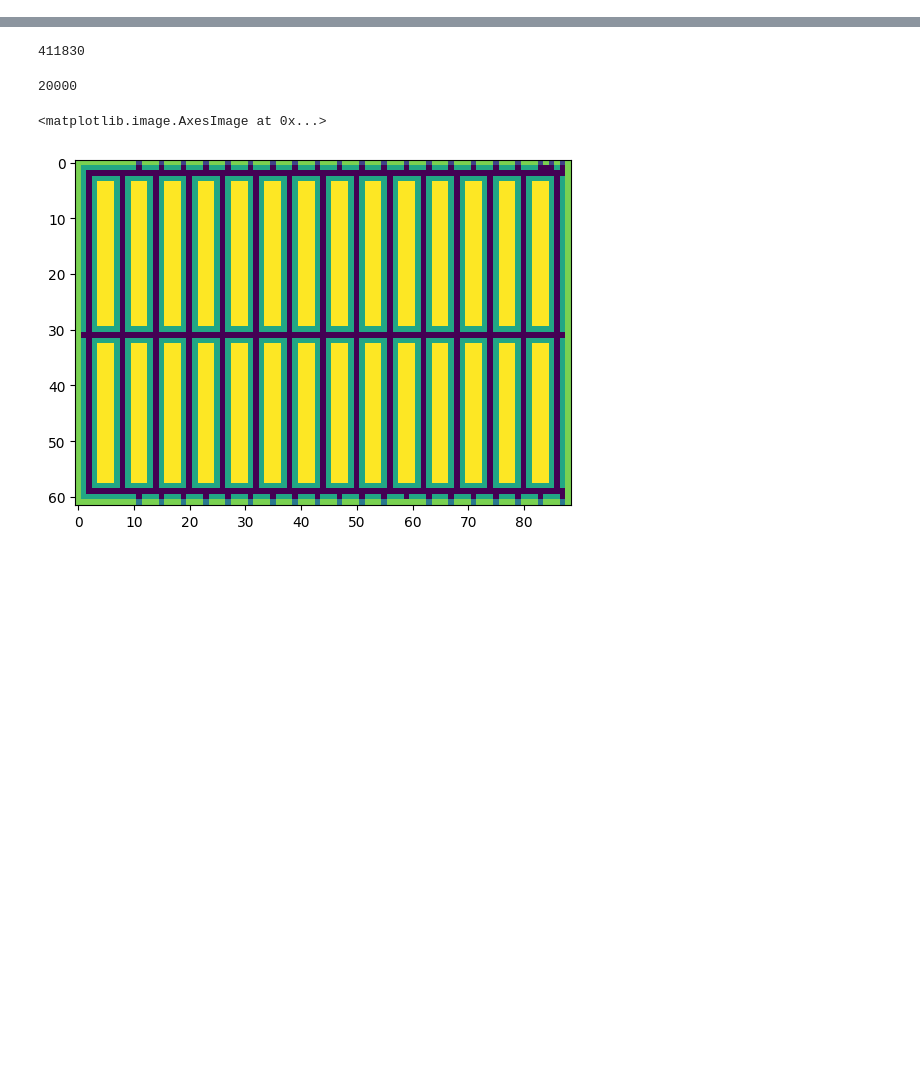
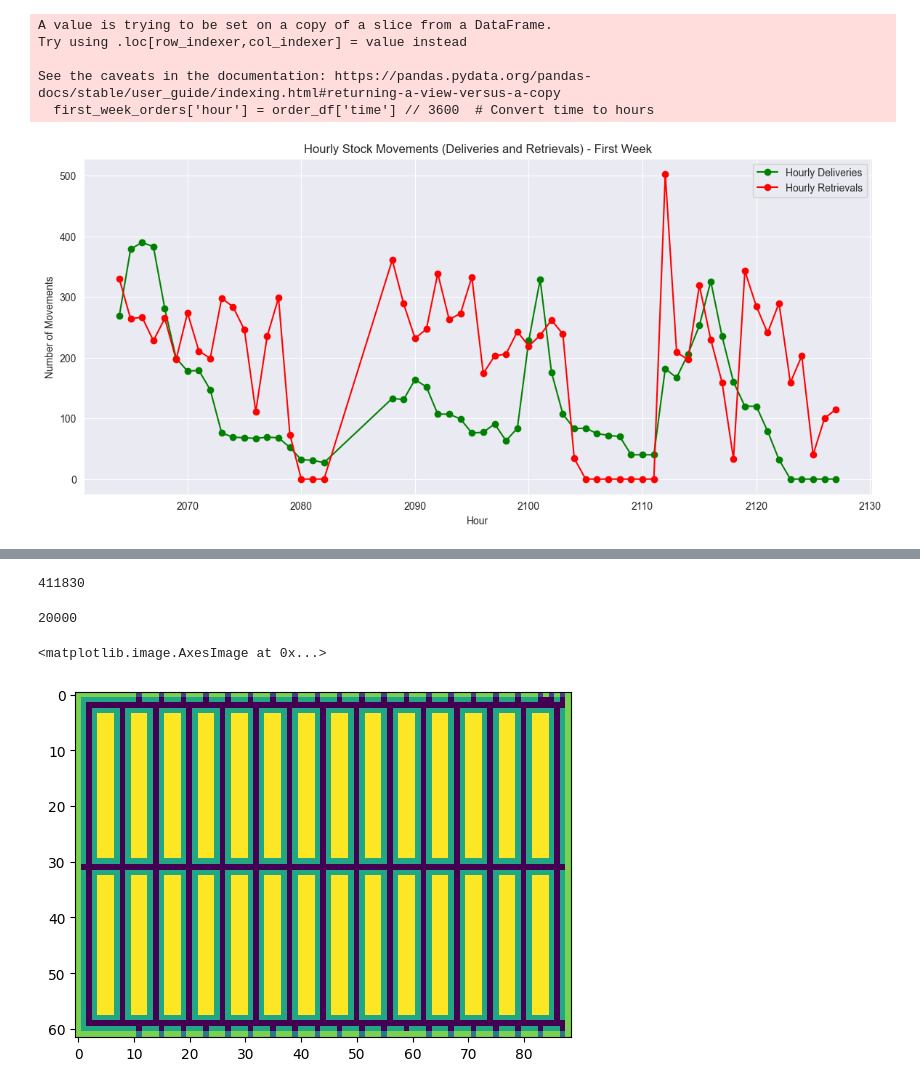
Before and after one commit to j4n1k/slapstack-battery-management, a Jupyter notebook: experiments/layout.ipynb, the cells around one changed output, grey strips where cells are left out. Cells and saved outputs as stored; diff of their text form; code cells hidden in the pictures; blank space fills up the shorter version.

Commit message:
added weekly stock movement vizualization

```diff
--- a/experiments/layout.ipynb
+++ b/experiments/layout.ipynb
@@ -6,0 +10,18 @@ import json
+# %%
+order_columns = ['type', 'sku', 'time', 'dock', 'batch', 'week']
+order_df = pd.DataFrame(orders, columns=order_columns)
+
+# Sort the orders by time
+order_df = order_df.sort_values(by='time').reset_index(drop=True)
+
+# Calculate the time difference between consecutive orders
+order_df['time_diff'] = order_df['time'].diff()
+
+# Define a threshold for breaks (e.g., 1200 seconds for a 20-minute break)
+threshold = 1200
+
+# Identify breaks
+breaks = order_df[order_df['time_diff'] > threshold]
+
+# Display the breaks
+print(breaks[['time', 'time_diff']])
@@ -6,0 +98,61 @@ import json
+# %%
+import matplotlib.pyplot as plt
+
+# Function to visualize hourly stock movements (deliveries and retrievals)
+def visualize_hourly_stock_movements(weekly_fill_levels, order_df, week=1):
+    # Filter the orders for the given week and get the unique hours within this week
+    first_week_orders = order_df[order_df['week'] == week]
+    first_week_orders['hour'] = order_df['time'] // 3600  # Convert time to hours
+    hours_in_week = sorted(first_week_orders['hour'].unique())
+
+    # Initialize fill levels for aggregation at the start of the week
+    fill_levels_at_start = weekly_fill_levels[week].copy()
+
+    # Store the hourly changes in stock
+    hourly_delivery_movements = []
+    hourly_retrieval_movements = []
+
+    # Process each hour within the week
+    for hour in hours_in_week:
+        hour_orders = first_week_orders[first_week_orders['hour'] == hour]
+
+        # Track delivery and retrieval counts for the hour
+        hourly_deliveries = 0
+        hourly_retrievals = 0
+
+        # Process each order within the hour
+        for _, order in hour_orders.iterrows():
+            order_type, sku = order['type'], str(order['sku'])
+            if order_type == "delivery":
+                hourly_deliveries += 1
+                fill_levels_at_start[sku] = fill_levels_at_start.get(sku, 0) + 1
+            elif order_type == "retrieval":
+                hourly_retrievals += 1
+                fill_levels_at_start[sku] = fill_levels_at_start.get(sku, 0) - 1
+
+        # Append the hourly movements (deliveries and retrievals)
+        hourly_delivery_movements.append(hourly_deliveries)
+        hourly_retrieval_movements.append(hourly_retrievals)
+
+    # Plot the hourly stock movements (deliveries and retrievals)
+    plt.figure(figsize=(14, 6))
+    plt.plot(hours_in_week, hourly_delivery_movements, label="Hourly Deliveries", color='g', marker='o')
+    plt.plot(hours_in_week, hourly_retrieval_movements, label="Hourly Retrievals", color='r', marker='o')
+
+    plt.title("Hourly Stock Movements (Deliveries and Retrievals) - First Week")
+    plt.xlabel("Hour")
+    plt.ylabel("Number of Movements")
+    plt.legend(loc='upper right')
+    plt.grid(True)
+    plt.show()
+
+# Example usage:
+# Call visualize_hourly_stock_movements with the data processed
+visualize_hourly_stock_movements(weekly_fill_levels, order_df, week=14)
+# %% [output]
+A value is trying to be set on a copy of a slice from a DataFrame.
+Try using .loc[row_indexer,col_indexer] = value instead
+
+See the caveats in the documentation: https://pandas.pydata.org/pandas-docs/stable/user_guide/indexing.html#returning-a-view-versus-a-copy
+  first_week_orders['hour'] = order_df['time'] // 3600  # Convert time to hours
+[figure, added]
```
Also changed, not shown: parts of 6 cells of this notebook, 3 other files.
